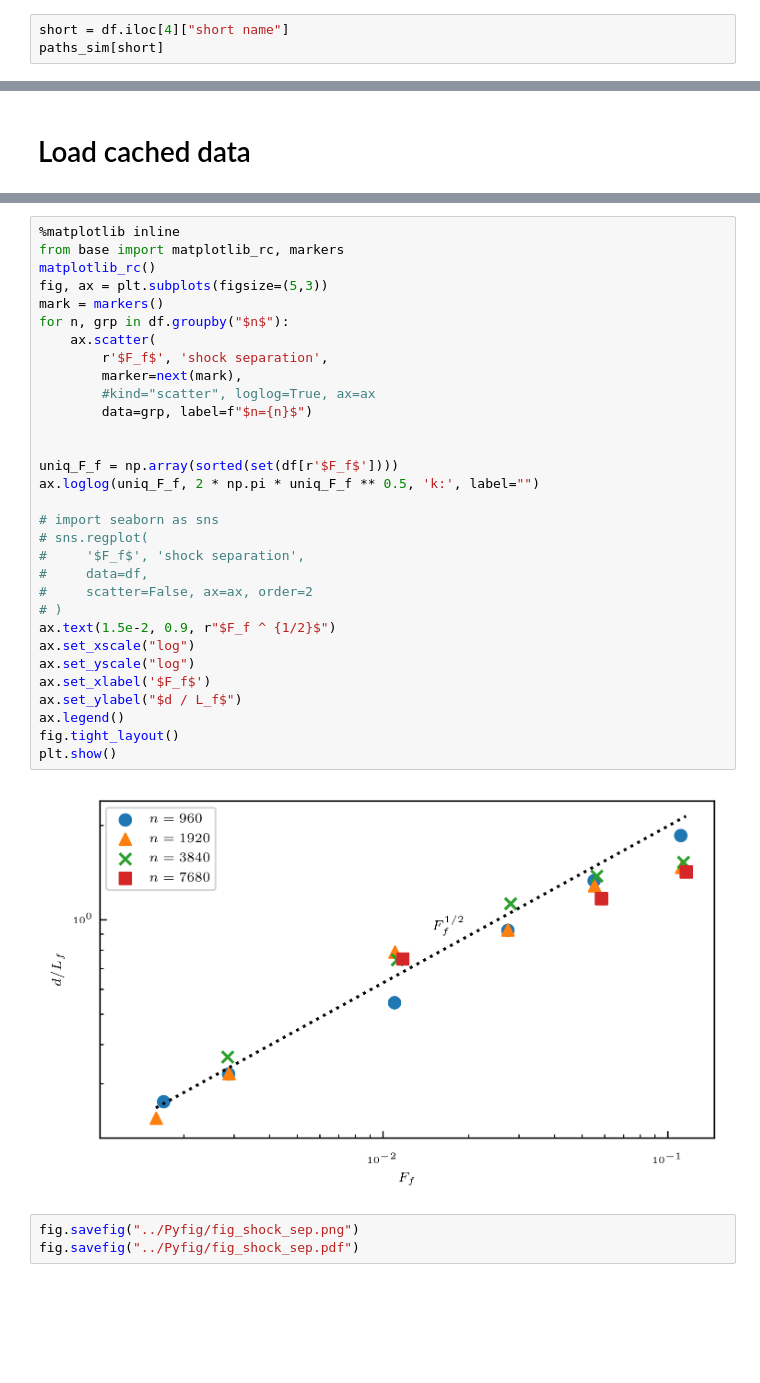
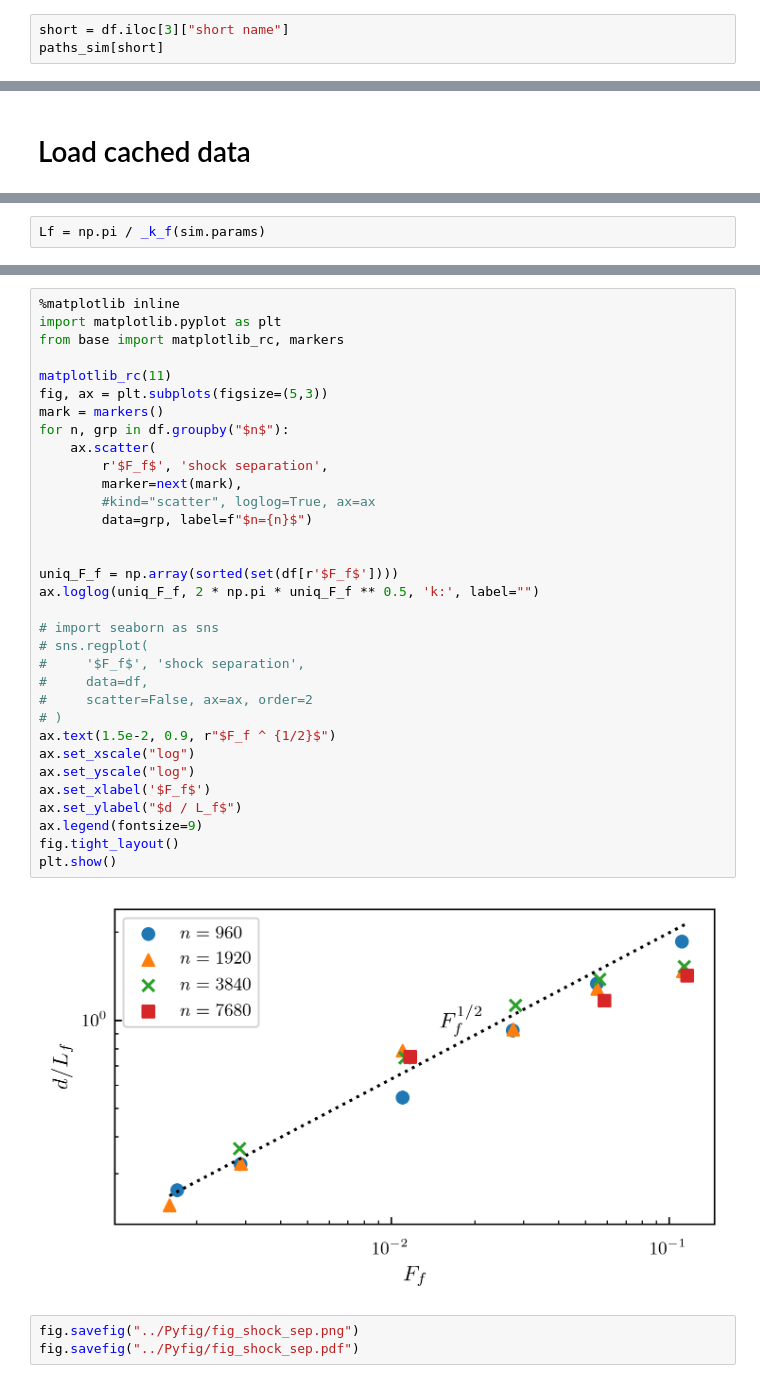
Before and after one commit to ashwinvis/augieretal_jfm_2019_shallow_water, a Jupyter notebook: Python/shock_population.ipynb, the cells around one changed output, grey strips where cells are left out. Drawn from its saved outputs; the diff is of its cells as text; blank space fills up the shorter version.

```diff
--- a/Python/shock_population.ipynb
+++ b/Python/shock_population.ipynb
@@ -49,6 +49,6 @@ set(df["$n$"])
 # %% [output]
 {960, 1920, 3840}
 # %%
-short = df.iloc[4]["short name"]
+short = df.iloc[3]["short name"]
 paths_sim[short]
 # %% [output]
@@ -142,6 +143,8 @@ df.head()
 | noise_c10nh3840Buinf | 3840 | 10 | 6.000402e-15 | 0.0 | 1.097854 | 115.339463 | 0.113343 | inf | inf | ... |
 | noise_c10nh7680Buinf | 7680 | 10 | 3.724795e-17 | 0.0 | 1.175054 | 230.678927 | 0.115940 | inf | inf | ... |
 | noise_c20nh960Buinf | 960 | 20 | 1.562292e-10 | 0.0 | 1.004713 | 28.834866 | 0.055021 | inf | inf | ... |
+# %%
+Lf = np.pi / _k_f(sim.params)
 # %%
 df["shock separation"] = df_shock_sep["mean"] / Lf
 df.head()
@@ -155,37 +158,39 @@ df.head()
 | noise_c20nh960Buinf | 960 | 20 | 1.562292e-10 | 0.0 | 1.004713 | 28.834866 | 0.055021 | inf | inf | ... |
 # %%
 %matplotlib inline
+import matplotlib.pyplot as plt
 from base import matplotlib_rc, markers
-matplotlib_rc()
+
+matplotlib_rc(11)
 fig, ax = plt.subplots(figsize=(5,3))
 mark = markers()
 for n, grp in df.groupby("$n$"):
     ax.scatter(
         r'$F_f$', 'shock separation',
         marker=next(mark),
         #kind="scatter", loglog=True, ax=ax
         data=grp, label=f"$n={n}$")
 
 
 uniq_F_f = np.array(sorted(set(df[r'$F_f$'])))
 ax.loglog(uniq_F_f, 2 * np.pi * uniq_F_f ** 0.5, 'k:', label="")
 
 # import seaborn as sns
 # sns.regplot(
 #     '$F_f$', 'shock separation',
 #     data=df,
 #     scatter=False, ax=ax, order=2
 # )
 ax.text(1.5e-2, 0.9, r"$F_f ^ {1/2}$")
 ax.set_xscale("log")
 ax.set_yscale("log")
 ax.set_xlabel('$F_f$')
 ax.set_ylabel("$d / L_f$")
-ax.legend()
+ax.legend(fontsize=9)
 fig.tight_layout()
 plt.show()
 # %% [output]
-[figure, old version]
+[figure, new version]
 # %%
 fig.savefig("../Pyfig/fig_shock_sep.png")
 fig.savefig("../Pyfig/fig_shock_sep.pdf")
```
Also changed, not shown: parts of 4 cells of this notebook, 16 other files.
